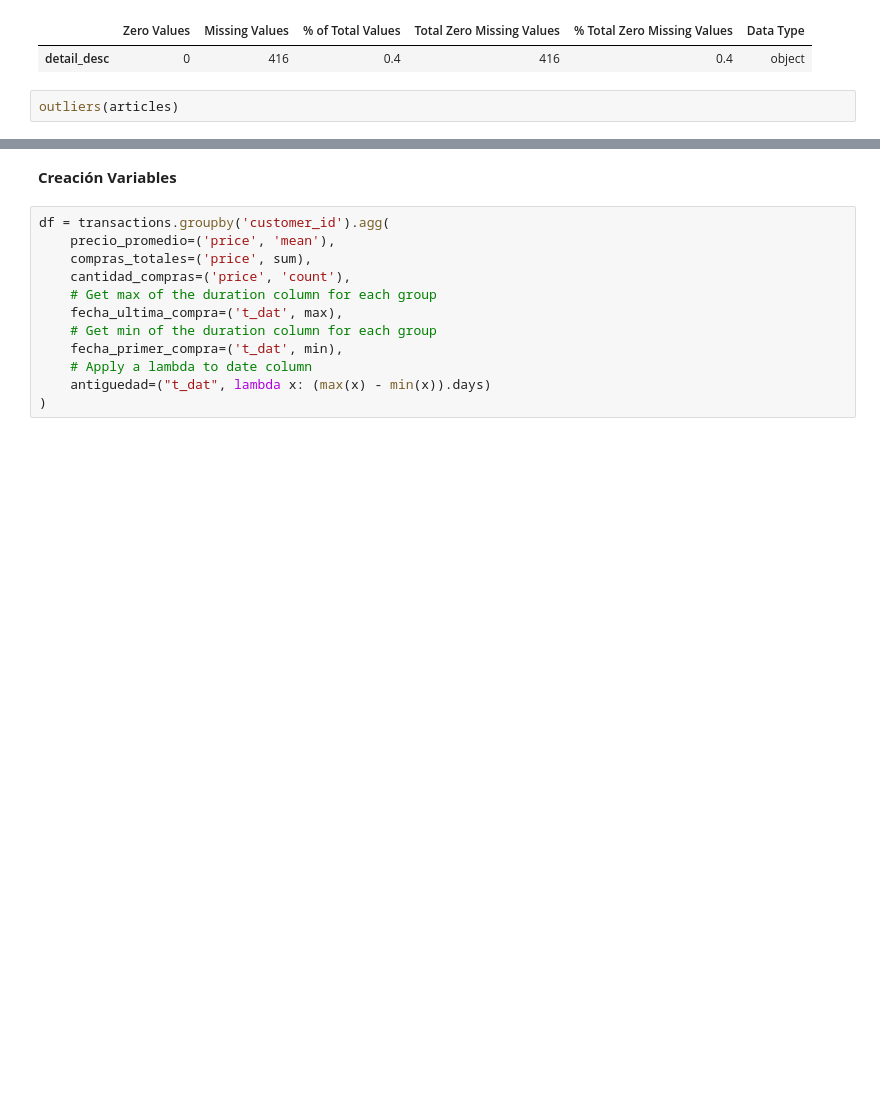
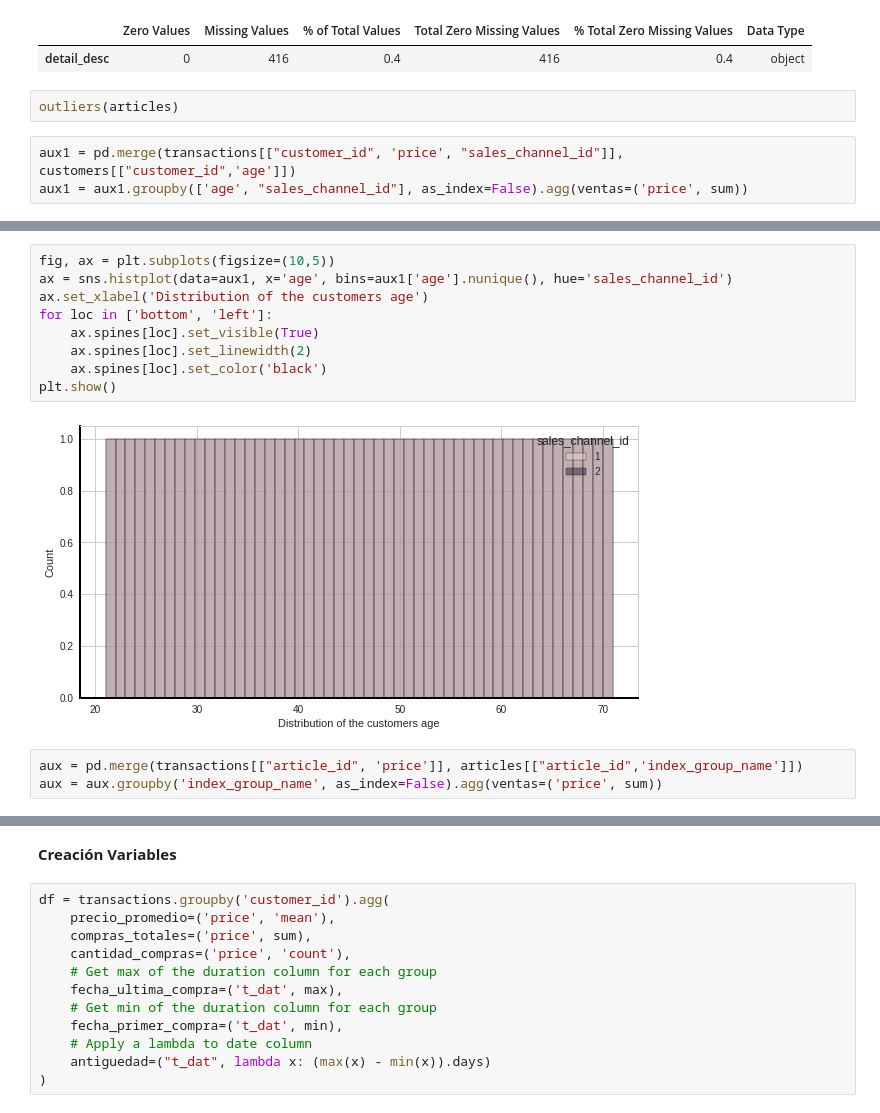
Before and after one commit to AndresPerelmuter/Customers-Segmentation---Clustering, a Jupyter notebook: Cluster_H&M.ipynb, the cells around one changed output, grey strips where cells are left out. Cells and saved outputs as stored; diff of their text form; blank space fills up the shorter version.

```diff
--- a/Cluster_H&M.ipynb
+++ b/Cluster_H&M.ipynb
@@ -359,3 +291,6 @@ There are 1 columns that have missing values.
 | detail_desc | 0 | 416 | 0.4 | 416 | 0.4 | object |
 # %%
 outliers(articles)
+# %%
+aux1 = pd.merge(transactions[["customer_id", 'price', "sales_channel_id"]], customers[["customer_id",'age']])
+aux1 = aux1.groupby(['age', "sales_channel_id"], as_index=False).agg(ventas=('price', sum))
@@ -361,0 +323,14 @@ outliers(articles)
+# %%
+fig, ax = plt.subplots(figsize=(10,5))
+ax = sns.histplot(data=aux1, x='age', bins=aux1['age'].nunique(), hue='sales_channel_id')
+ax.set_xlabel('Distribution of the customers age')
+for loc in ['bottom', 'left']:
+    ax.spines[loc].set_visible(True)
+    ax.spines[loc].set_linewidth(2)
+    ax.spines[loc].set_color('black')
+plt.show()
+# %% [output]
+[figure, added]
+# %%
+aux = pd.merge(transactions[["article_id", 'price']], articles[["article_id",'index_group_name']])
+aux = aux.groupby('index_group_name', as_index=False).agg(ventas=('price', sum))
```
Also changed, not shown: parts of 9 cells of this notebook.
